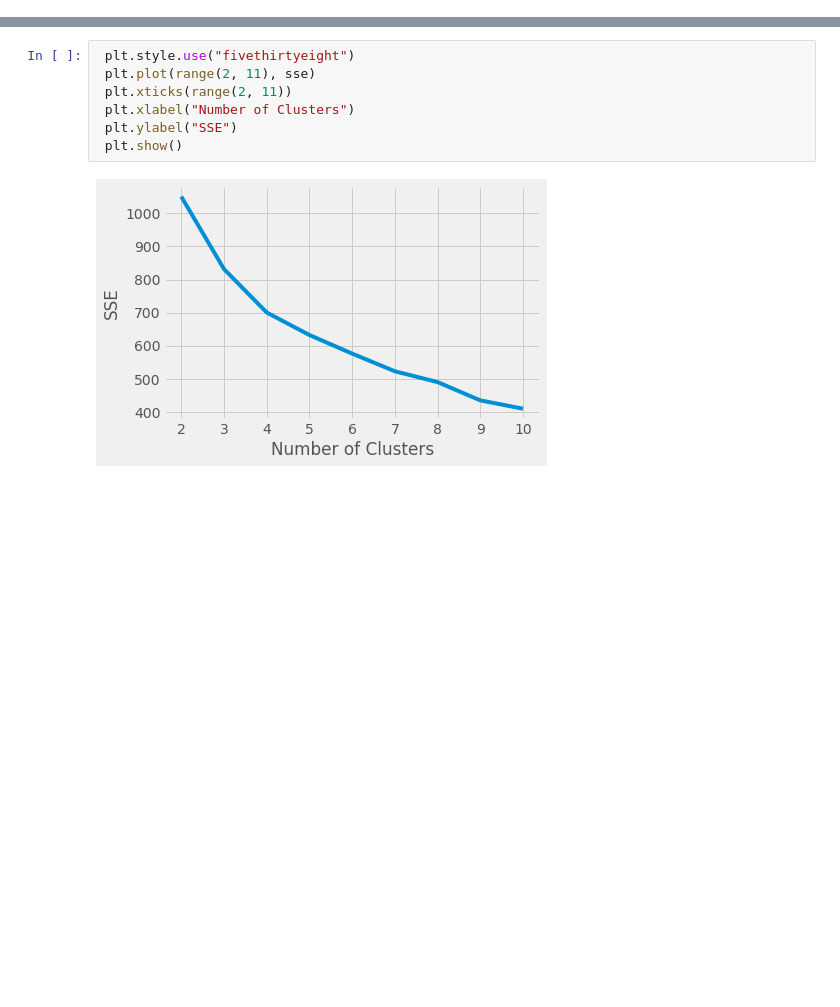
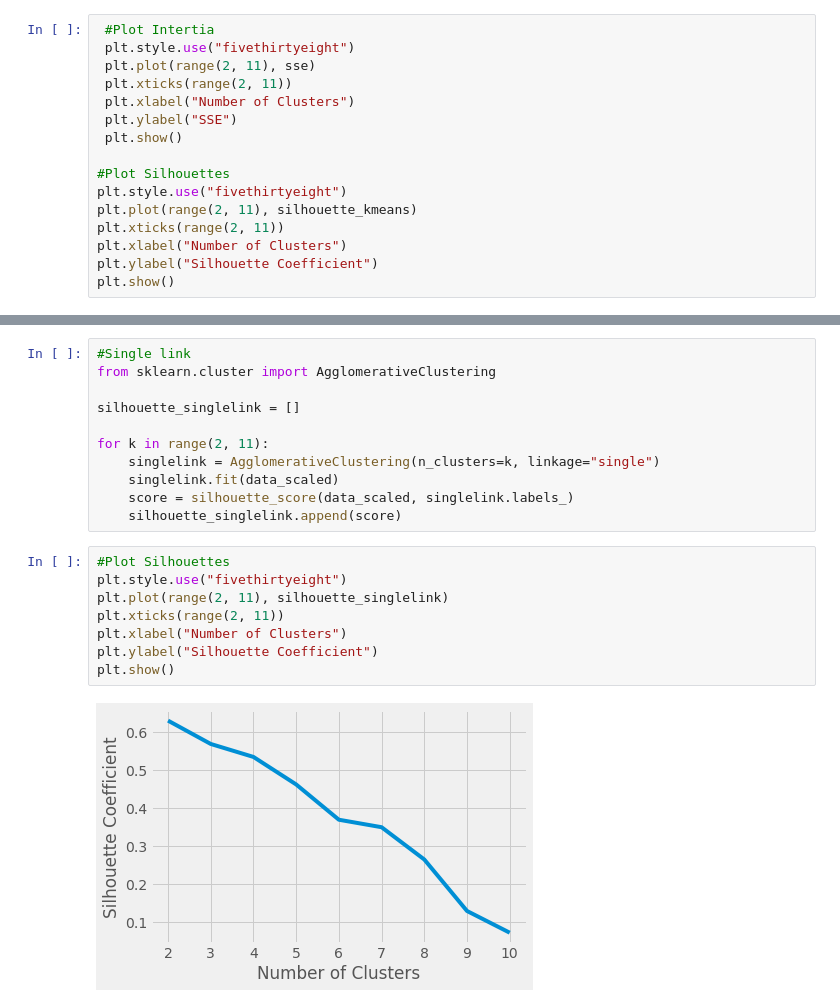
Before and after one commit to hnslmp/machine_learning_ui, a Jupyter notebook: 4.Clustering/clustering.ipynb, the cells around one changed output, grey strips where cells are left out. Drawn from its saved outputs; the diff is of its cells as text; blank space fills up the shorter version.

Commit message:
update clustering

```diff
--- a/4.Clustering/clustering.ipynb
+++ b/4.Clustering/clustering.ipynb
@@ -51,0 +47,16 @@ for k in range(2, 11):
+# %%
+ #Plot Intertia
+ plt.style.use("fivethirtyeight")
+ plt.plot(range(2, 11), sse)
+ plt.xticks(range(2, 11))
+ plt.xlabel("Number of Clusters")
+ plt.ylabel("SSE")
+ plt.show()
+
+#Plot Silhouettes
+plt.style.use("fivethirtyeight")
+plt.plot(range(2, 11), silhouette_kmeans)
+plt.xticks(range(2, 11))
+plt.xlabel("Number of Clusters")
+plt.ylabel("Silhouette Coefficient")
+plt.show()
@@ -52,9 +66,21 @@ for k in range(2, 11):
+# %%
+#Single link
+from sklearn.cluster import AgglomerativeClustering
+
+silhouette_singlelink = []
+
+for k in range(2, 11):
+    singlelink = AgglomerativeClustering(n_clusters=k, linkage="single")
+    singlelink.fit(data_scaled)
+    score = silhouette_score(data_scaled, singlelink.labels_)
+    silhouette_singlelink.append(score)
 # %%
- plt.style.use("fivethirtyeight")
- plt.plot(range(2, 11), sse)
- plt.xticks(range(2, 11))
- plt.xlabel("Number of Clusters")
- plt.ylabel("SSE")
- plt.show()
+#Plot Silhouettes
+plt.style.use("fivethirtyeight")
+plt.plot(range(2, 11), silhouette_singlelink)
+plt.xticks(range(2, 11))
+plt.xlabel("Number of Clusters")
+plt.ylabel("Silhouette Coefficient")
+plt.show()
 # %% [output]
-[figure, old version]
+[figure, new version]
```
Also changed, not shown: parts of 11 cells of this notebook.
